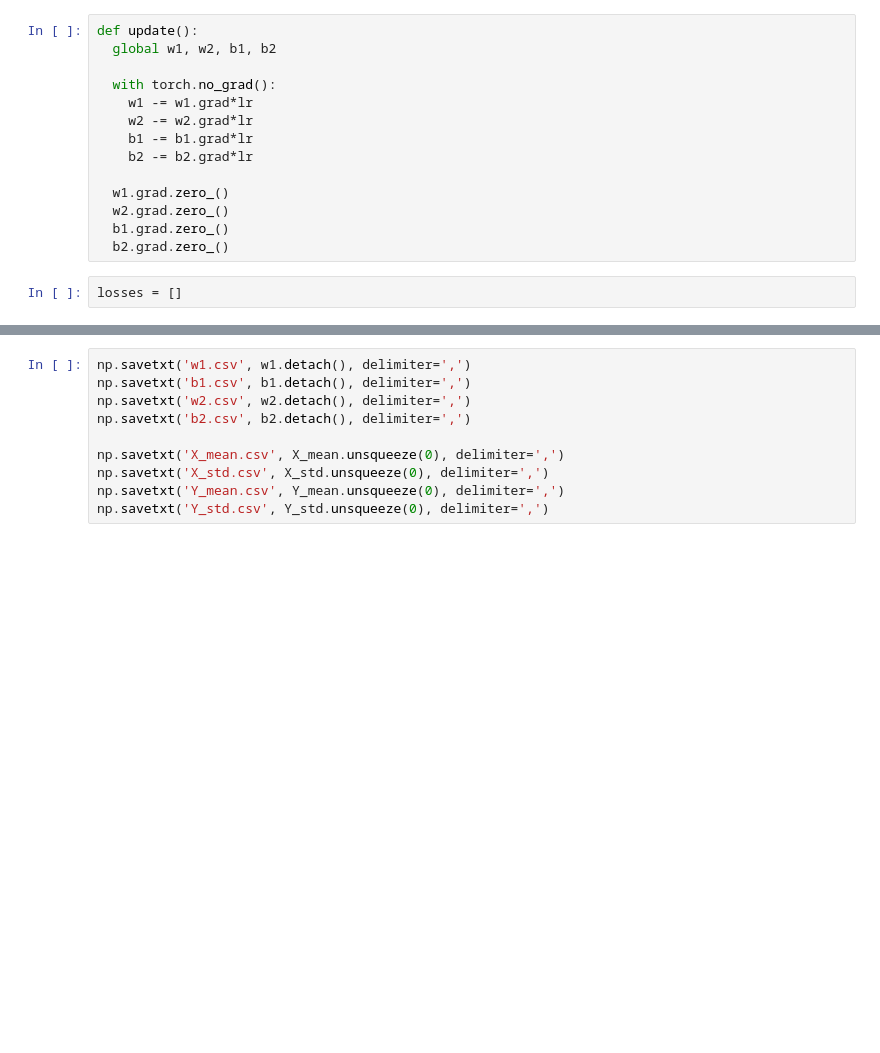
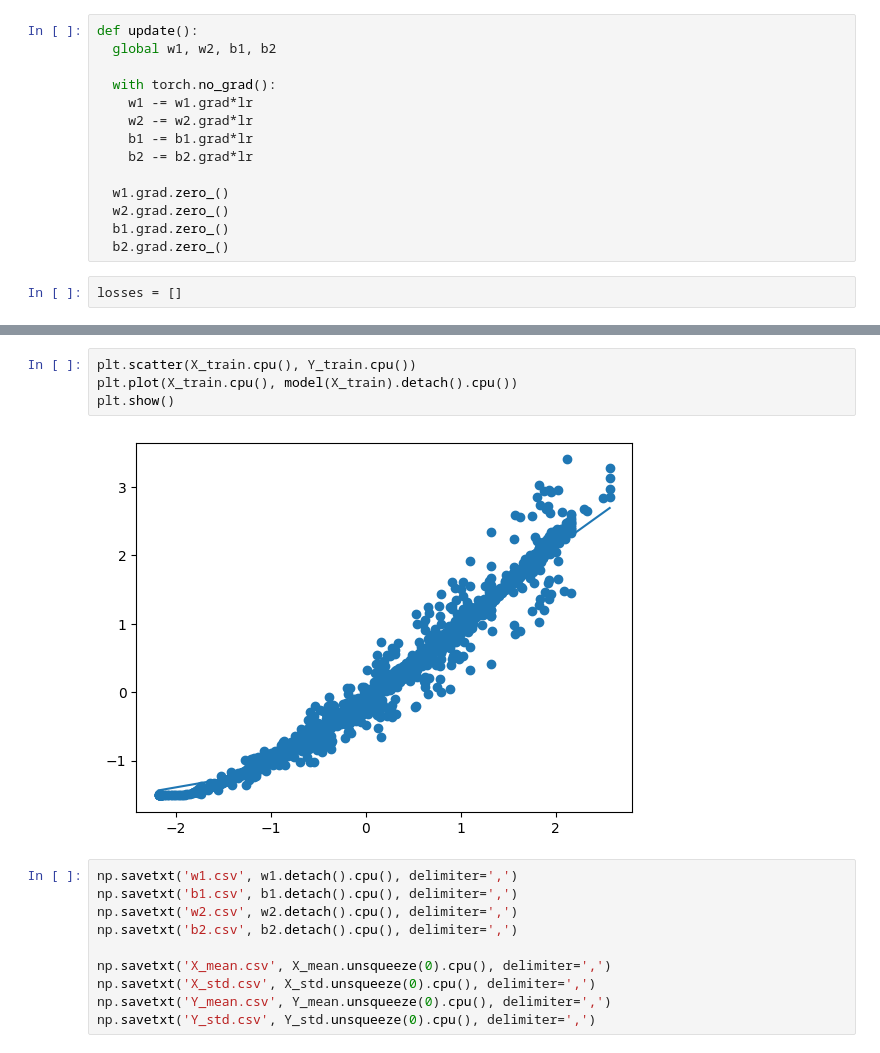
Before and after one commit to adiator/Swerve, a Jupyter notebook: ml_training/Enemy_training.ipynb, the cells around one changed output, grey strips where cells are left out. Drawn from its saved outputs; the diff is of its cells as text; blank space fills up the shorter version.

```diff
--- a/ml_training/Enemy_training.ipynb
+++ b/ml_training/Enemy_training.ipynb
@@ -87,10 +102,16 @@ plt.show()
+# %%
+plt.scatter(X_train.cpu(), Y_train.cpu())
+plt.plot(X_train.cpu(), model(X_train).detach().cpu())
+plt.show()
+# %% [output]
+[figure, added]
 # %%
-np.savetxt('w1.csv', w1.detach(), delimiter=',')
-np.savetxt('b1.csv', b1.detach(), delimiter=',')
-np.savetxt('w2.csv', w2.detach(), delimiter=',')
-np.savetxt('b2.csv', b2.detach(), delimiter=',')
+np.savetxt('w1.csv', w1.detach().cpu(), delimiter=',')
+np.savetxt('b1.csv', b1.detach().cpu(), delimiter=',')
+np.savetxt('w2.csv', w2.detach().cpu(), delimiter=',')
+np.savetxt('b2.csv', b2.detach().cpu(), delimiter=',')
 
-np.savetxt('X_mean.csv', X_mean.unsqueeze(0), delimiter=',')
-np.savetxt('X_std.csv', X_std.unsqueeze(0), delimiter=',')
-np.savetxt('Y_mean.csv', Y_mean.unsqueeze(0), delimiter=',')
-np.savetxt('Y_std.csv', Y_std.unsqueeze(0), delimiter=',')
+np.savetxt('X_mean.csv', X_mean.unsqueeze(0).cpu(), delimiter=',')
+np.savetxt('X_std.csv', X_std.unsqueeze(0).cpu(), delimiter=',')
+np.savetxt('Y_mean.csv', Y_mean.unsqueeze(0).cpu(), delimiter=',')
+np.savetxt('Y_std.csv', Y_std.unsqueeze(0).cpu(), delimiter=',')
```
Also changed, not shown: parts of 12 cells of this notebook, 3 other files.
